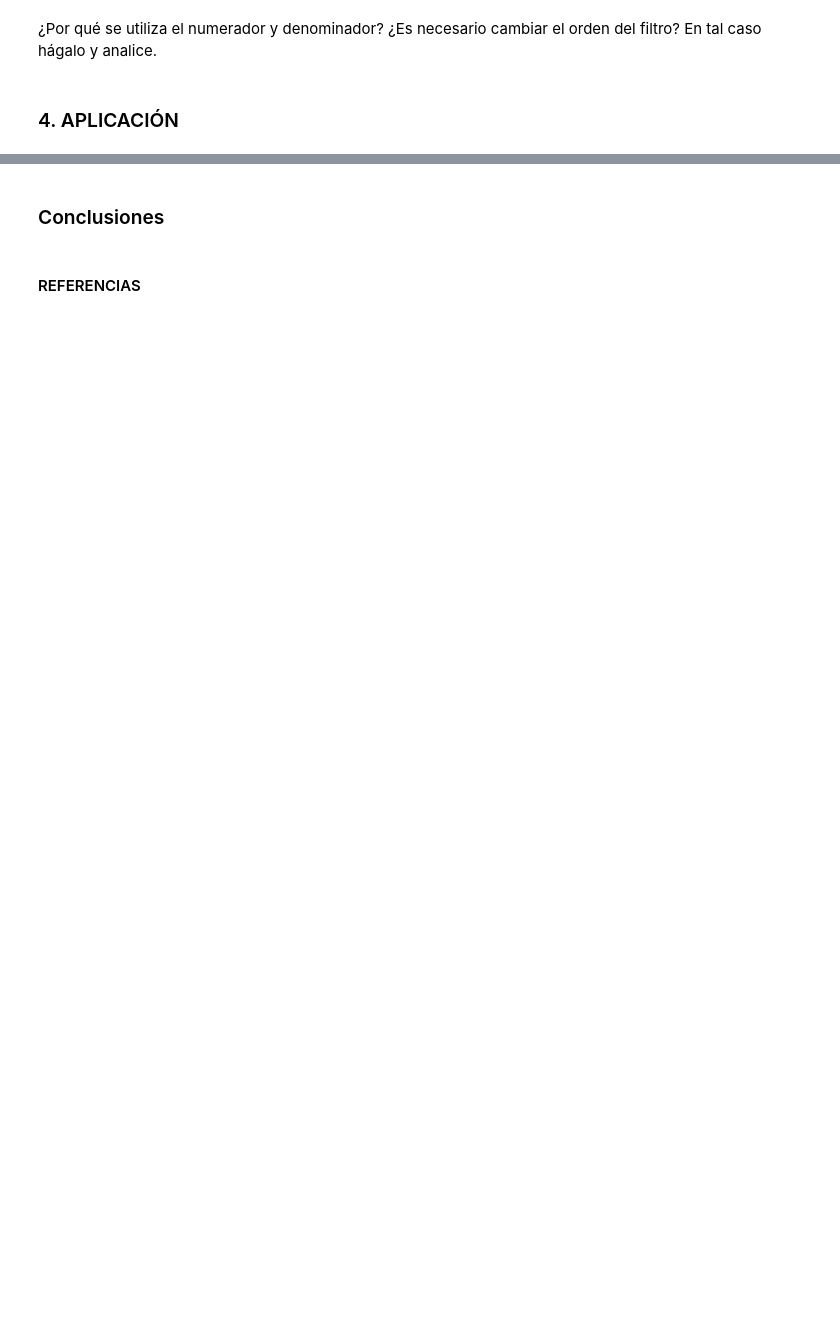
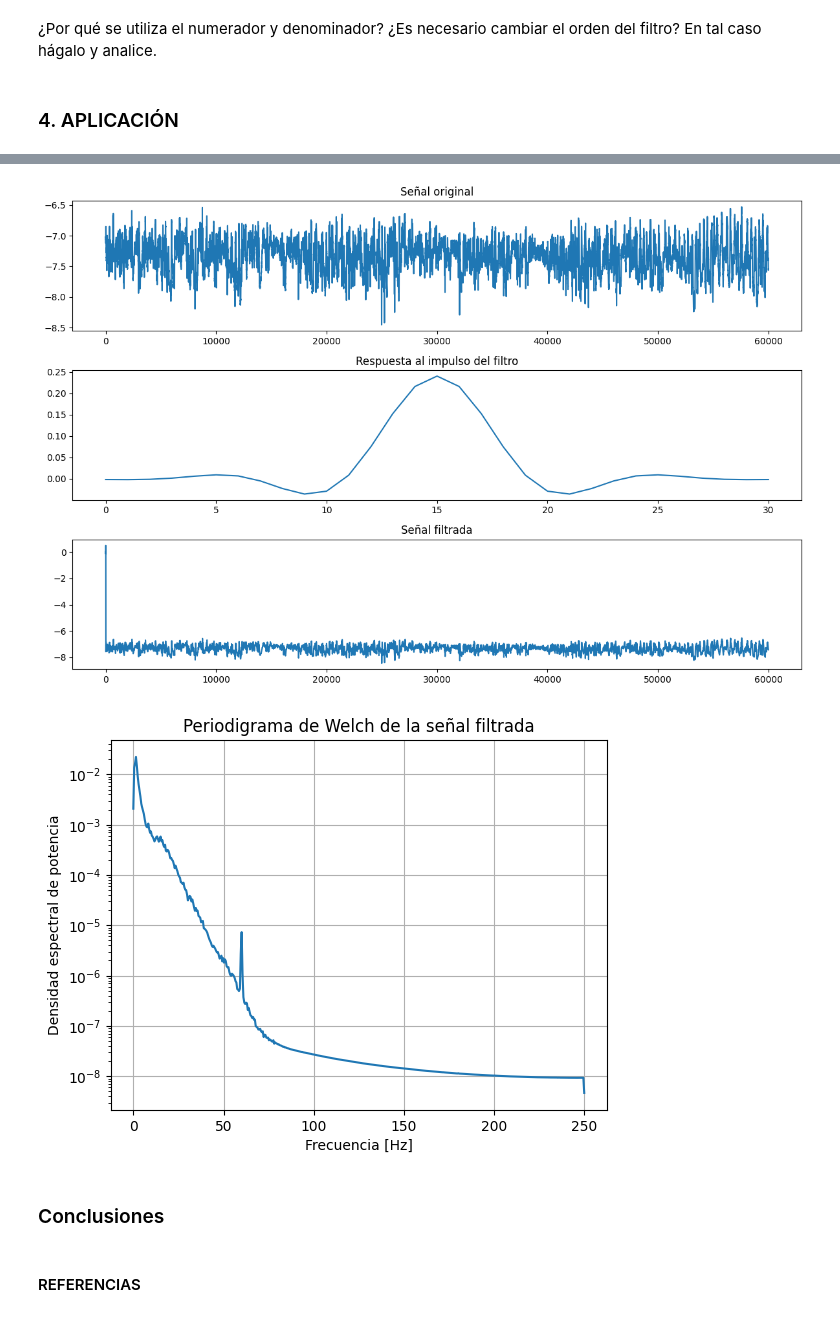
Before and after one commit to juandayo001/Biose-ales_20242, a Jupyter notebook: Practica6.ipynb, the cells around one changed output, grey strips where cells are left out. Drawn from its saved outputs; the diff is of its cells as text; code cells hidden in the pictures; blank space fills up the shorter version.

```diff
--- a/Practica6.ipynb
+++ b/Practica6.ipynb
@@ -291,3 +325,45 @@ plt.show()
+# %%
+# Parámetros del filtro
+frecuencia_corte = 60  # Frecuencia de corte para eliminar ruido
+orden_filtro = 30  # Orden del filtro
+ventana = 'hamming'  # Ventana
+
+# Diseño del filtro FIR
+coeficientes_filtro = signal.firwin(orden_filtro+1, frecuencia_corte / (fs / 2), window=ventana)
+
+# Aplicación del filtro FIR a la señal
+señal_filtrada = signal.lfilter(coeficientes_filtro, 1, canal1)
+
+# Visualización
+plt.figure(figsize=(12, 8))
+
+plt.subplot(3, 1, 1)
+plt.plot(canal1)
+plt.title('Señal original')
+
+plt.subplot(3, 1, 2)
+plt.plot(coeficientes_filtro)
+plt.title('Respuesta al impulso del filtro')
+
+plt.subplot(3, 1, 3)
+plt.plot(señal_filtrada)
+plt.title('Señal filtrada')
+
+plt.tight_layout()
+plt.show()
+
+# Análisis en frecuencia
+frecuencia, densidad_espectral_filtrada = signal.welch(señal_filtrada, fs, nperseg=1024, window='hamming')
+plt.figure()
+plt.semilogy(frecuencia, densidad_espectral_filtrada)
+plt.title('Periodigrama de Welch de la señal filtrada')
+plt.xlabel('Frecuencia [Hz]')
+plt.ylabel('Densidad espectral de potencia')
+plt.grid(True)
+plt.show()
+# %% [output]
+[figure, added]
+[figure, added]
 # %% [markdown]
 ### Conclusiones
 # %% [markdown]
```
Also changed, not shown: parts of 9 cells of this notebook.
